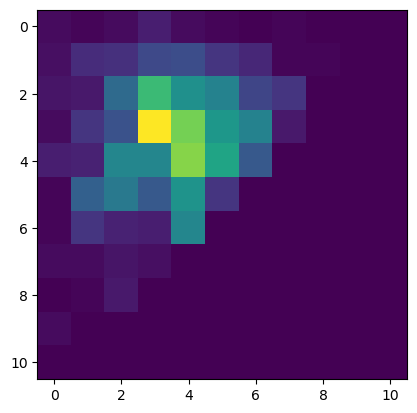
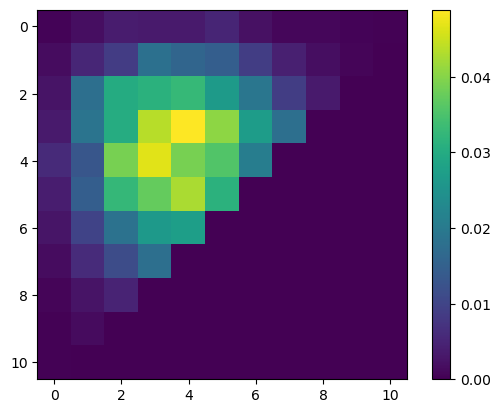
The notebook cell's code change between the first figure and the second:
--- before
+++ after
@@ -1 +1,2 @@
 plt.imshow(probs)
+plt.colorbar()

Commit: nico ex4 and ex6 updates